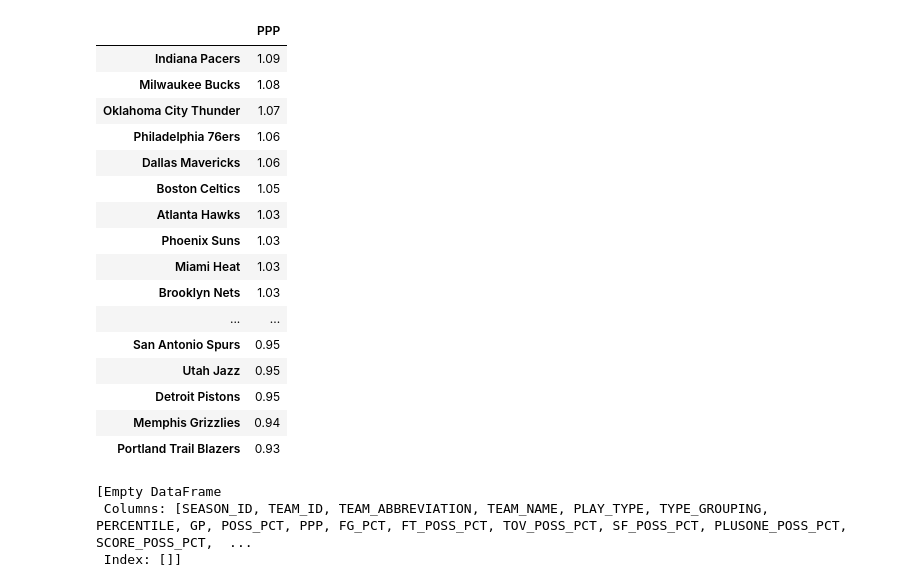
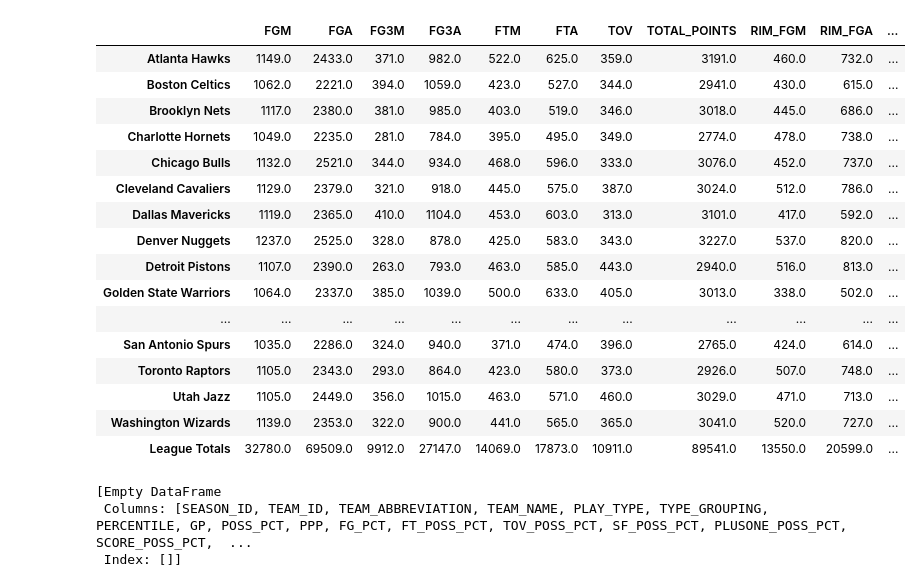
Before and after one commit to nickdsharpe/PPP_24, a Jupyter notebook: scrape.ipynb, the cells around one changed output. Cells and saved outputs as stored; diff of their text form; code cells hidden in the pictures.

Commit message:
League Total DF

```diff
--- a/scrape.ipynb
+++ b/scrape.ipynb
@@ -82,0 +63,6 @@ MultiIndex([(                     '',   'TEAM_ID'),
+# %%
+new = 'ATB_'
+
+above_the_break.rename(columns={'FGM':f'{new}FGM', 'FGA':f'{new}FGA', 'FG_PCT':f'{new}FG_PCT'}, inplace = True)
+
+above_the_break
@@ -100,6 +105,9 @@ PPP_stats['FT_POINTS'] = PPP_stats['FTM']
 PPP_stats['TOTAL_POINTS'] = PPP_stats['FG2_POINTS'] + PPP_stats['FG3_POINTS'] + PPP_stats['FT_POINTS']
 PPP_stats = PPP_stats.set_index('TEAM_NAME')
 
+League_Totals = PPP_stats.copy()
+League_Totals = League_Totals.drop(['FG2_POINTS', 'FG3_POINTS', 'FT_POINTS'], axis=1)
+
 # Calculate totals for all stats including points
 totals = PPP_stats.select_dtypes(np.number).sum().rename('League Totals')
 PPP_stats = pd.concat([PPP_stats, totals.to_frame().T])
@@ -107,25 +115,48 @@ PPP_stats = pd.concat([PPP_stats, totals.to_frame().T])
 # Calculate Points per Possession (PPP) for each team
 total_poss = (PPP_stats['FGA'] + (0.44 * PPP_stats['FTA']) + PPP_stats['TOV'])
 PPP_stats['PPP'] = round((PPP_stats['TOTAL_POINTS'] / (PPP_stats['FGA'] + (0.44 * PPP_stats['FTA']) + PPP_stats['TOV'])),2)
-PPP_stats[['PPP']].sort_values('PPP', ascending=False)
+#PPP_stats[['PPP']].sort_values('PPP', ascending=False)
-# %% [output]
-|  | PPP |
-| Indiana Pacers | 1.09 |
-| Milwaukee Bucks | 1.08 |
-| Oklahoma City Thunder | 1.07 |
-| Philadelphia 76ers | 1.06 |
-| Dallas Mavericks | 1.06 |
-| Boston Celtics | 1.05 |
-| Atlanta Hawks | 1.03 |
-| Phoenix Suns | 1.03 |
-| Miami Heat | 1.03 |
-| Brooklyn Nets | 1.03 |
-| ... | ... |
-| San Antonio Spurs | 0.95 |
-| Utah Jazz | 0.95 |
-| Detroit Pistons | 0.95 |
-| Memphis Grizzlies | 0.94 |
-| Portland Trail Blazers | 0.93 |
+# %%
+# Concat the Shot Zones to the league totals
+League_Totals = pd.concat([League_Totals, rim, short_mid, long_mid, corner_3, above_the_break], axis=1)
+
+# Calculate the league totals
+totals = League_Totals.select_dtypes(np.number).sum().rename('League Totals')
+League_Totals = pd.concat([League_Totals, totals.to_frame().T])
+
+# Caculate the true FG_PCT for each shot zone
+League_Totals['RIM_FG_PCT']['League Totals'] = League_Totals['RIM_FGM']['League Totals'] / League_Totals['RIM_FGA']['League Totals']
+League_Totals['SM_FG_PCT']['League Totals'] = League_Totals['SM_FGM']['League Totals'] / League_Totals['SM_FGA']['League Totals']
+League_Totals['LM_FG_PCT']['League Totals'] = League_Totals['LM_FGM']['League Totals'] / League_Totals['LM_FGA']['League Totals']
+League_Totals['C3_FG_PCT']['League Totals'] = League_Totals['C3_FGM']['League Totals'] / League_Totals['C3_FGA']['League Totals']
+League_Totals['ATB_FG_PCT']['League Totals'] = League_Totals['ATB_FGM']['League Totals'] / League_Totals['ATB_FGA']['League Totals']
+
+# Calculate the frequency
+League_Totals['RIM_FREQ'] = League_Totals['RIM_FGA'] / League_Totals['FGA']
+League_Totals['SM_FREQ'] = League_Totals['SM_FGA'] / League_Totals['FGA']
+League_Totals['LM_FREQ'] = League_Totals['LM_FGA'] / League_Totals['FGA']
+League_Totals['C3_FREQ'] = League_Totals['C3_FGA'] / League_Totals['FGA']
+League_Totals['ATB_FREQ'] = League_Totals['ATB_FGA'] / League_Totals['FGA']
+# %%
+League_Totals
+# %% [output]
+|  | FGM | FGA | FG3M | FG3A | FTM | FTA | TOV | TOTAL_POINTS | RIM_FGM | RIM_FGA | ... |
+| Atlanta Hawks | 1149.0 | 2433.0 | 371.0 | 982.0 | 522.0 | 625.0 | 359.0 | 3191.0 | 460.0 | 732.0 | ... |
+| Boston Celtics | 1062.0 | 2221.0 | 394.0 | 1059.0 | 423.0 | 527.0 | 344.0 | 2941.0 | 430.0 | 615.0 | ... |
+| Brooklyn Nets | 1117.0 | 2380.0 | 381.0 | 985.0 | 403.0 | 519.0 | 346.0 | 3018.0 | 445.0 | 686.0 | ... |
+| Charlotte Hornets | 1049.0 | 2235.0 | 281.0 | 784.0 | 395.0 | 495.0 | 349.0 | 2774.0 | 478.0 | 738.0 | ... |
+| Chicago Bulls | 1132.0 | 2521.0 | 344.0 | 934.0 | 468.0 | 596.0 | 333.0 | 3076.0 | 452.0 | 737.0 | ... |
+| Cleveland Cavaliers | 1129.0 | 2379.0 | 321.0 | 918.0 | 445.0 | 575.0 | 387.0 | 3024.0 | 512.0 | 786.0 | ... |
+| Dallas Mavericks | 1119.0 | 2365.0 | 410.0 | 1104.0 | 453.0 | 603.0 | 313.0 | 3101.0 | 417.0 | 592.0 | ... |
+| Denver Nuggets | 1237.0 | 2525.0 | 328.0 | 878.0 | 425.0 | 583.0 | 343.0 | 3227.0 | 537.0 | 820.0 | ... |
+| Detroit Pistons | 1107.0 | 2390.0 | 263.0 | 793.0 | 463.0 | 585.0 | 443.0 | 2940.0 | 516.0 | 813.0 | ... |
+| Golden State Warriors | 1064.0 | 2337.0 | 385.0 | 1039.0 | 500.0 | 633.0 | 405.0 | 3013.0 | 338.0 | 502.0 | ... |
+| ... | ... | ... | ... | ... | ... | ... | ... | ... | ... | ... | ... |
+| San Antonio Spurs | 1035.0 | 2286.0 | 324.0 | 940.0 | 371.0 | 474.0 | 396.0 | 2765.0 | 424.0 | 614.0 | ... |
+| Toronto Raptors | 1105.0 | 2343.0 | 293.0 | 864.0 | 423.0 | 580.0 | 373.0 | 2926.0 | 507.0 | 748.0 | ... |
+| Utah Jazz | 1105.0 | 2449.0 | 356.0 | 1015.0 | 463.0 | 571.0 | 460.0 | 3029.0 | 471.0 | 713.0 | ... |
+| Washington Wizards | 1139.0 | 2353.0 | 322.0 | 900.0 | 441.0 | 565.0 | 365.0 | 3041.0 | 520.0 | 727.0 | ... |
+| League Totals | 32780.0 | 69509.0 | 9912.0 | 27147.0 | 14069.0 | 17873.0 | 10911.0 | 89541.0 | 13550.0 | 20599.0 | ... |
 # %%
 # Create an instance of the LeagueDashTeamStats endpoint
 team_stats = synergyplaytypes.SynergyPlayTypes()
```
Also changed, not shown: parts of 3 cells of this notebook, 1 other file.
